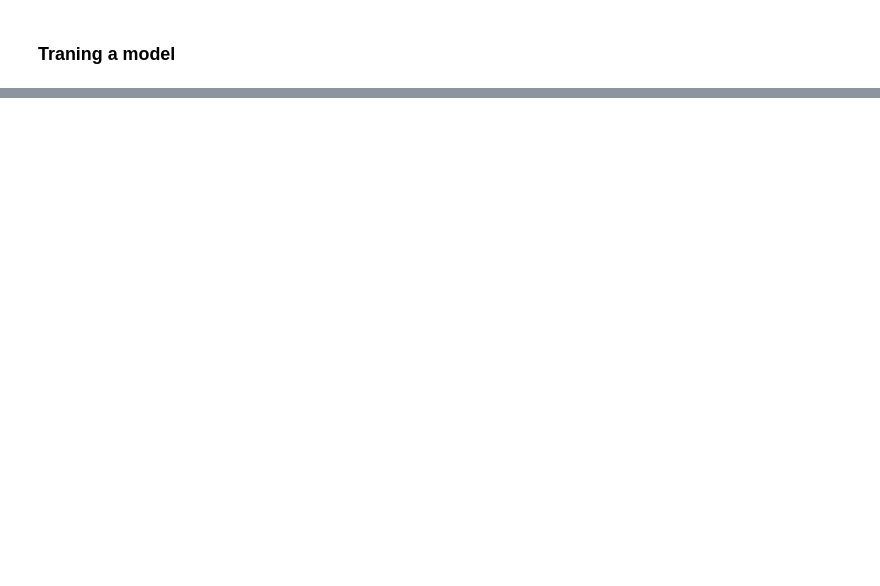
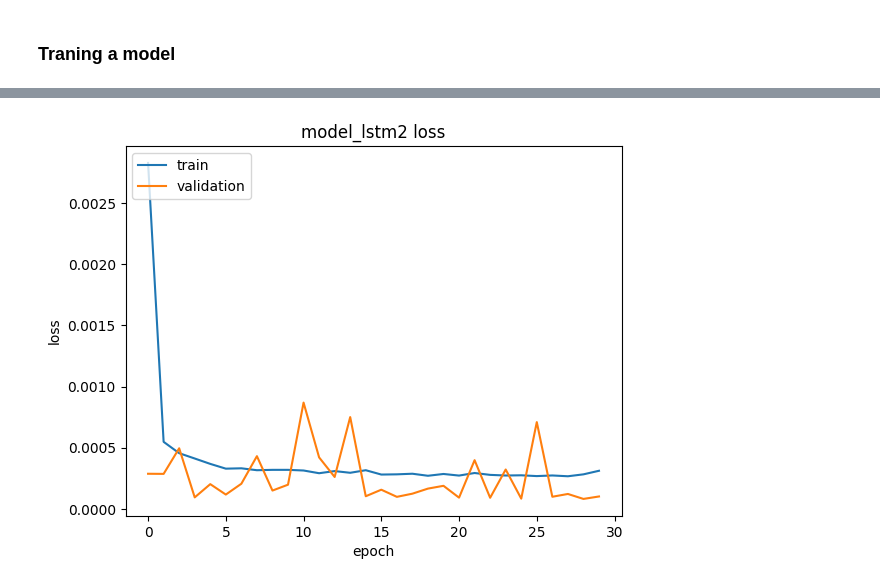
Before and after one commit to Rol3ert99/stock-predictions, a Jupyter notebook: run.ipynb, the cells around one changed output, grey strips where cells are left out. Saved outputs shown, nothing was run; the diff lists cells and outputs as text; code cells hidden in the pictures; blank space fills up the shorter version.

```diff
--- a/run.ipynb
+++ b/run.ipynb
@@ -367,0 +380,15 @@ plt.show()
+# %%
+model_lstm2 = tf.keras.models.Sequential()
+model_lstm2.add(tf.keras.layers.LSTM(units=50, return_sequences=True, input_shape=(X_train.shape[1], 1)))
+model_lstm2.add(tf.keras.layers.Dropout(0.2))
+model_lstm2.add(tf.keras.layers.LSTM(units=50))
+model_lstm2.add(tf.keras.layers.Dropout(0.2))
+model_lstm2.add(tf.keras.layers.Dense(units=20, activation='tanh'))
+model_lstm2.add(tf.keras.layers.Dropout(0.2))
+model_lstm2.add(tf.keras.layers.Dense(units=1))
+
+
+model_lstm2.compile(optimizer='Adam', loss='mean_squared_error', metrics=['mae'])
+model_lstm2.summary()
+
+history_lstm2 = model_lstm2.fit(X_train, Y_train, epochs=30, batch_size=128, validation_split=0.2)
@@ -367,0 +418,11 @@ plt.show()
+# %%
+import matplotlib.pyplot as plt
+plt.plot(history_lstm2.history['loss'])
+plt.plot(history_lstm2.history['val_loss'])
+plt.title('model_lstm2 loss')
+plt.ylabel('loss')
+plt.xlabel('epoch')
+plt.legend(['train', 'validation'], loc='upper left')
+plt.show()
+# %% [output]
+[figure, added]
```
Also changed, not shown: parts of 27 cells of this notebook, 2 other files.
